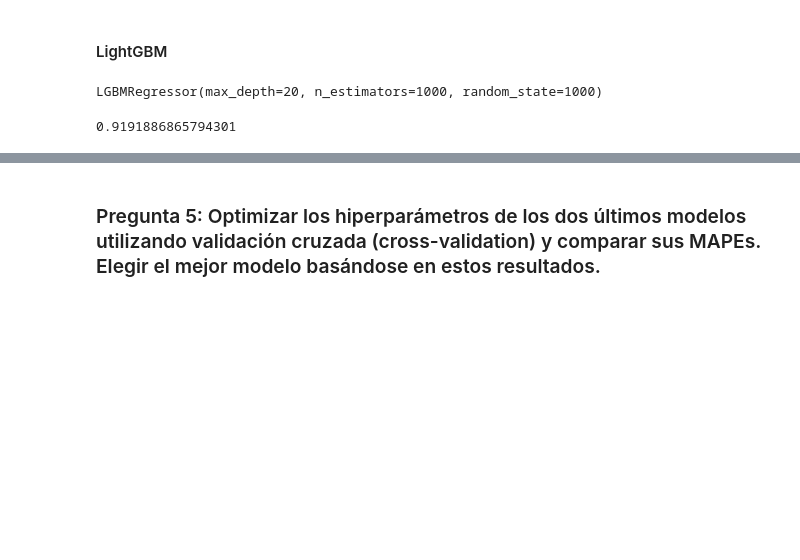
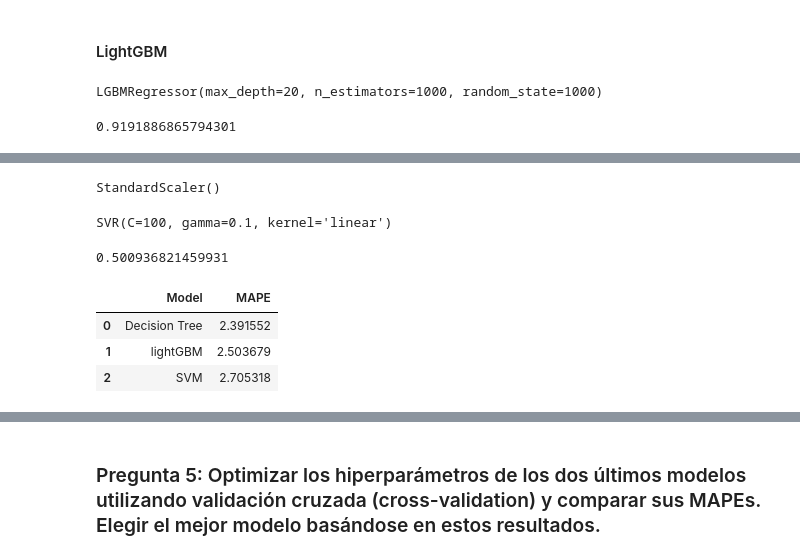
Before and after one commit to jgilaberts/Prueba-Github, a Jupyter notebook: Practica Final_Javier Gilabert_GitHub.ipynb, the cells around one changed output, grey strips where cells are left out. Saved outputs shown, nothing was run; the diff lists cells and outputs as text; code cells hidden in the pictures; blank space fills up the shorter version.

```diff
--- a/Practica Final_Javier Gilabert_GitHub.ipynb
+++ b/Practica Final_Javier Gilabert_GitHub.ipynb
@@ -260,0 +254,9 @@ summary_df
+# %%
+from sklearn.preprocessing import StandardScaler
+scaler = StandardScaler()
+scaler.fit(X_train)
+# %% [output]
+StandardScaler()
+# %%
+X_train_scaled = scaler.transform(X_train)
+X_test_scaled = scaler.transform(X_test)
@@ -260,0 +265,19 @@ summary_df
+# %%
+svr = SVR(kernel='linear', C=100, gamma=0.1, epsilon=.1)
+# %%
+svr.fit(X_train_scaled, y_train)
+# %% [output]
+SVR(C=100, gamma=0.1, kernel='linear')
+# %%
+svr.score(X_train_scaled, y_train)
+# %% [output]
+0.500936821459931
+# %%
+mape_3  = mean_absolute_percentage_error(y_test, svr.predict(X_test_scaled))
+summary_df = summary_df.append({'Model':'SVM', 'MAPE':mape_3}, ignore_index=True)
+summary_df
+# %% [output]
+|  | Model | MAPE |
+| 0 | Decision Tree | 2.391552 |
+| 1 | lightGBM | 2.503679 |
+| 2 | SVM | 2.705318 |
```
Also changed, not shown: parts of 25 cells of this notebook.
